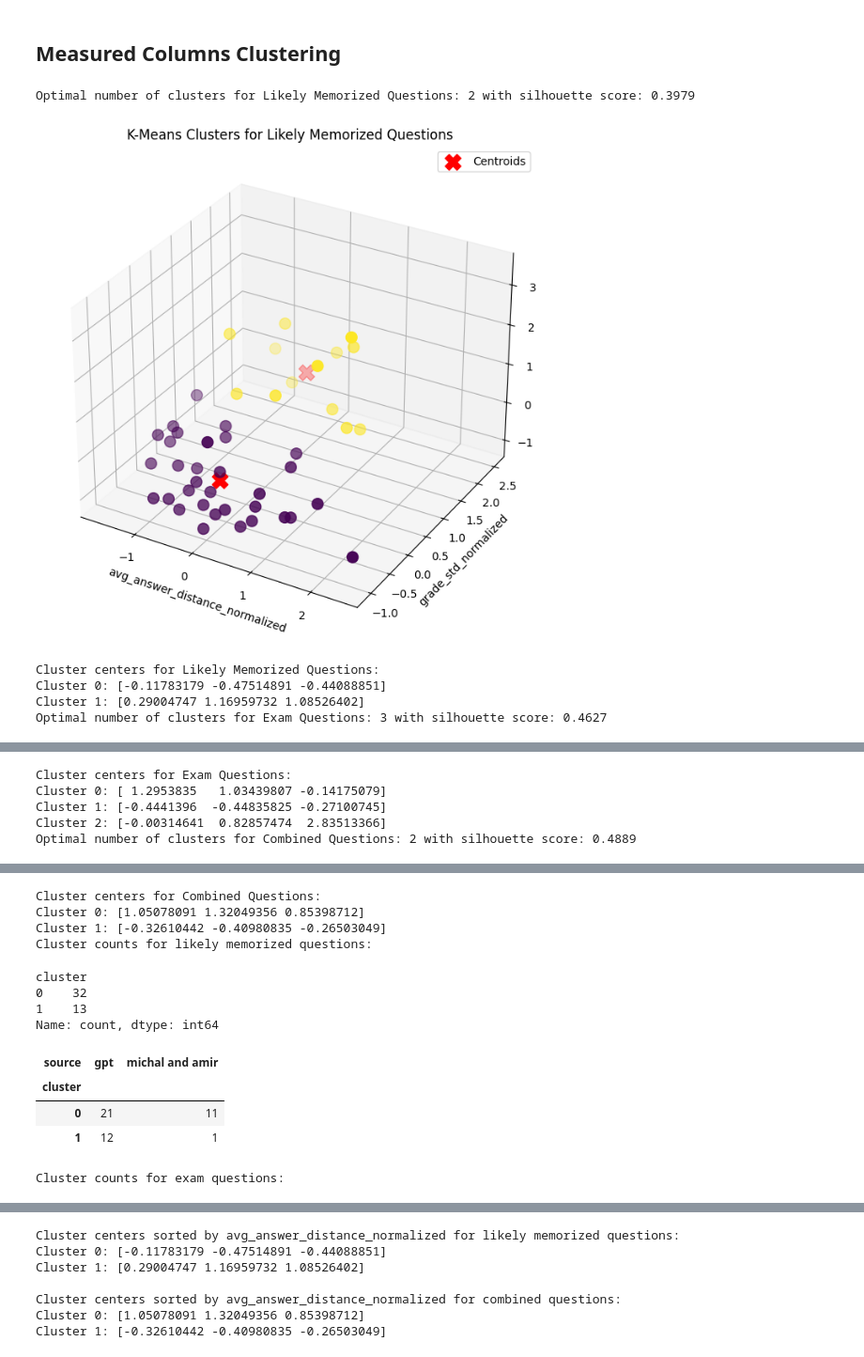
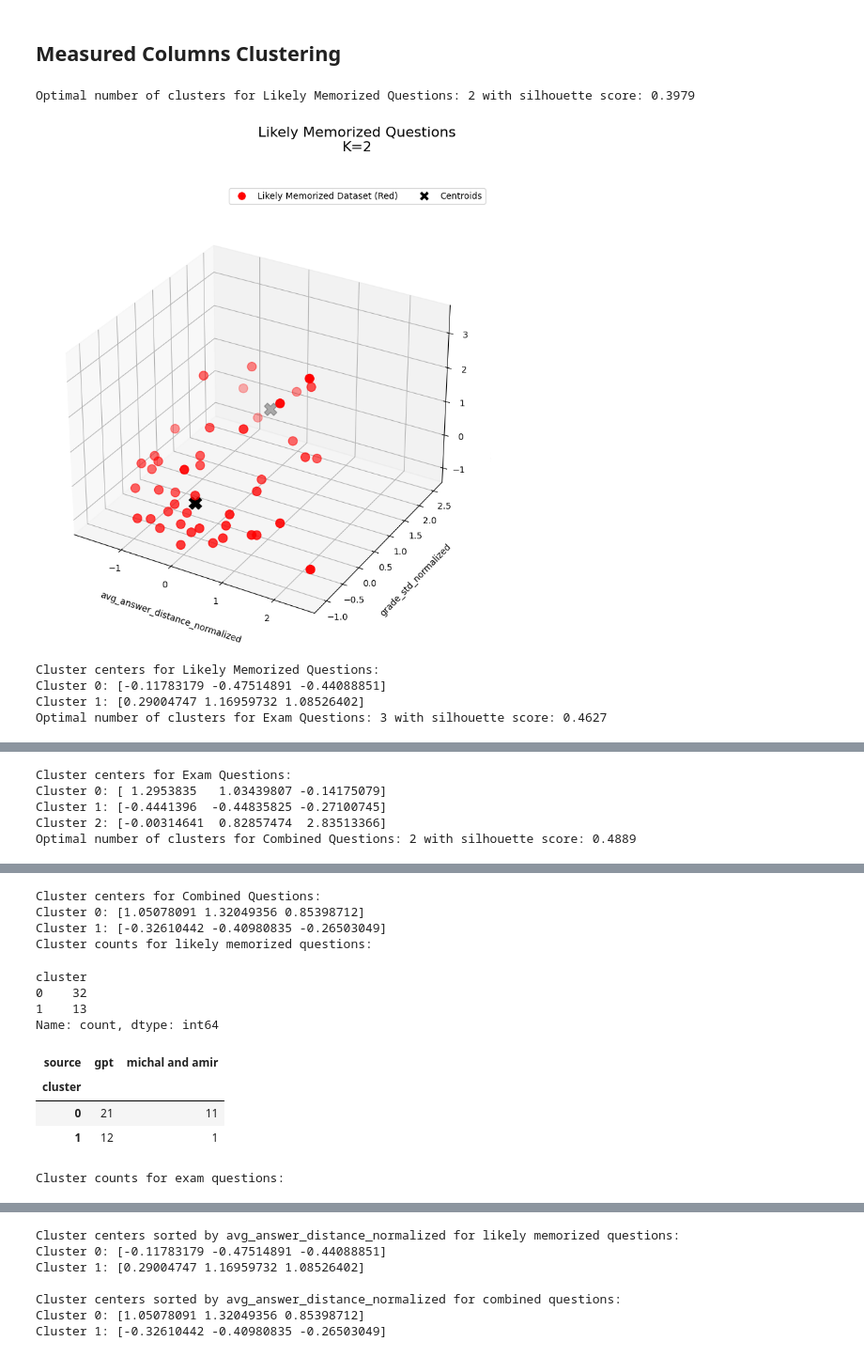
Before and after one commit to liasoffer/LLMMemorization, a Jupyter notebook: 2_df_comparison.ipynb, the cells around one changed output, grey strips where cells are left out. Shown at 94% size. Drawn from its saved outputs; the diff is of its cells as text; code cells hidden in the pictures.

Commit message:
updated boxplot & clustering graphs

```diff
--- a/2_df_comparison.ipynb
+++ b/2_df_comparison.ipynb
@@ -178,6 +241,9 @@ plt.show()
 from sklearn.metrics import silhouette_score
 from sklearn.cluster import KMeans
 from mpl_toolkits.mplot3d import Axes3D
+from matplotlib.lines import Line2D
+from mpl_toolkits.mplot3d.art3d import Poly3DCollection
+from scipy.spatial import ConvexHull
 
 def plot_kmeans_clusters(df, features, dataset_name):
     X = df[features].dropna()
@@ -194,46 +260,94 @@ def plot_kmeans_clusters(df, features, dataset_name):
 
     kmeans_optimal = KMeans(n_clusters=optimal_K, random_state=42)
     df['cluster'] = kmeans_optimal.fit_predict(X)
 
-    fig = plt.figure(figsize=(10, 8))
-    ax = fig.add_subplot(111, projection='3d')
-    scatter = ax.scatter(df[features[0]], df[features[1]], df[features[2]], c=df['cluster'], cmap='viridis', s=100)
+    # 1. MASSIVE WIDESCREEN CANVAS
+    fig = plt.figure(figsize=(16, 9))
+
+    # 2. FORCEFUL LAYOUT: [left, bottom, width, height] as percentages of the canvas
+    # This locks the 3D plot to 70% width, leaving a massive empty right margin.
+    ax = fig.add_axes([0.05, 0.05, 0.70, 0.75], projection='3d')
+
+    source_col = 'dataset' if 'dataset' in df.columns else 'source'
+    exams_mask = df[source_col] == 'exams_df'
+    non_exams_mask = df[source_col] != 'exams_df'
+
+    scatter_exams = None
+    if exams_mask.any():
+        scatter_exams = ax.scatter(df.loc[exams_mask, features[0]],
+                                   df.loc[exams_mask, features[1]],
+                                   df.loc[exams_mask, features[2]],
+                                   c=df.loc[exams_mask, 'cluster'],
+                                   cmap='viridis', s=100)
+
+    if non_exams_mask.any():
+        ax.scatter(df.loc[non_exams_mask, features[0]],
+                   df.loc[non_exams_mask, features[1]],
+                   df.loc[non_exams_mask, features[2]],
+                   c='red', s=100)
+
     centers = kmeans_optimal.cluster_centers_
-    ax.scatter(centers[:, 0], centers[:, 1], centers[:, 2], c='red', marker='X', s=200, label='Centroids')
-    ax.set_title(f'K-Means Clusters for {dataset_name}')
-    ax.set_xlabel(features[0])
-    ax.set_ylabel(features[1])
-    ax.set_zlabel(features[2])
-    ax.legend()
+    ax.scatter(centers[:, 0], centers[:, 1], centers[:, 2], c='black', marker='X', s=200)
+
+    # Set all axis labels with padding
+    ax.set_xlabel(features[0], labelpad=15)
+    ax.set_ylabel(features[1], labelpad=15)
+    ax.set_zlabel(features[2], labelpad=15)
+
+    # 3. STRICT LEGEND ORDERING
+    handles, labels = [], []
+
+    # A. Clusters first
+    if scatter_exams is not None:
+        cluster_handles, cluster_labels = scatter_exams.legend_elements()
+        for h, l in zip(cluster_handles, cluster_labels):
+            clean_label = l.replace('$\\mathdefault{', '').replace('}$', '')
+            handles.append(h)
+            labels.append(f"Exam Questions (Cluster {clean_label})")
+
+    # B. Red dataset second
+    if non_exams_mask.any():
+        handles.append(Line2D([0], [0], marker='o', color='w', markerfacecolor='red', markersize=10))
+        labels.append("Likely Memorized Dataset (Red)")
+
+    # C. Centroids third
+    handles.append(Line2D([0], [0], marker='X', color='w', markerfacecolor='black', markersize=12))
+    labels.append("Centroids")
+
+    # 4. PERFECT TOP STACKING (Title -> Legend -> Graph)
+    # Title sits at 95% height of the canvas
+    fig.suptitle(f'{dataset_name}\nK={optimal_K}', y=0.95, fontsize=16)
+    # Legend sits at 85% height of the canvas
+    fig.legend(handles, labels, loc='upper center', bbox_to_anchor=(0.5, 0.85), ncol=2)
+
     plt.show()
-    # print cluster centers
+
     print(f"Cluster centers for {dataset_name}:")
     for i, center in enumerate(centers):
         print(f"Cluster {i}: {center}")
-    # return centers for later comparison
     return centers
 features = ['avg_answer_distance_normalized', 'grade_std_normalized', 'reasoning_tokens_std_normalized']
 likely_memorized_clusters = plot_kmeans_clusters(df_likely_memorized, features, "Likely Memorized Questions")
 exam_questions_clusters = plot_kmeans_clusters(df_exam_questions, features, "Exam Questions")
 combined_df = pd.concat([df_likely_memorized, df_exam_questions], ignore_index=True)
 combined_df = combined_df.rename(columns={'cluster': 'original_cluster'})
 for feature in ['avg_answer_distance', 'grade_std', 'reasoning_tokens_std']:
     combined_df[f'{feature}_normalized'] = (combined_df[feature] - combined_df[feature].mean()) / combined_df[feature].std()
 combined_clusters = plot_kmeans_clusters(combined_df, features, "Combined Questions")
 
-# displat tables of clusters count. for likely_memorized df, include counts of source per cluster
+# display tables of clusters count. for likely_memorized df, include counts of source per cluster
 print("Cluster counts for likely memorized questions:")
 display(df_likely_memorized['cluster'].value_counts())
 display(df_likely_memorized.groupby(['cluster', 'source']).size().unstack(fill_value=0))
 print("\nCluster counts for exam questions:")
 display(df_exam_questions['cluster'].value_counts())
 print("\nCluster counts for combined questions:")
 display(combined_df['original_cluster'].value_counts())
 print("\nCluster vs Original Cluster counts for combined questions:")
 display(combined_df.groupby(['cluster', 'dataset', 'original_cluster']).size().unstack(fill_value=0))
 # %% [output]
 Optimal number of clusters for Likely Memorized Questions: 2 with silhouette score: 0.3979
-[figure, old version]
+[figure, new version]
 Cluster centers for Likely Memorized Questions:
 Cluster 0: [-0.11783179 -0.47514891 -0.44088851]
 Cluster 1: [0.29004747 1.16959732 1.08526402]
```
Also changed, not shown: parts of 5 cells of this notebook.
